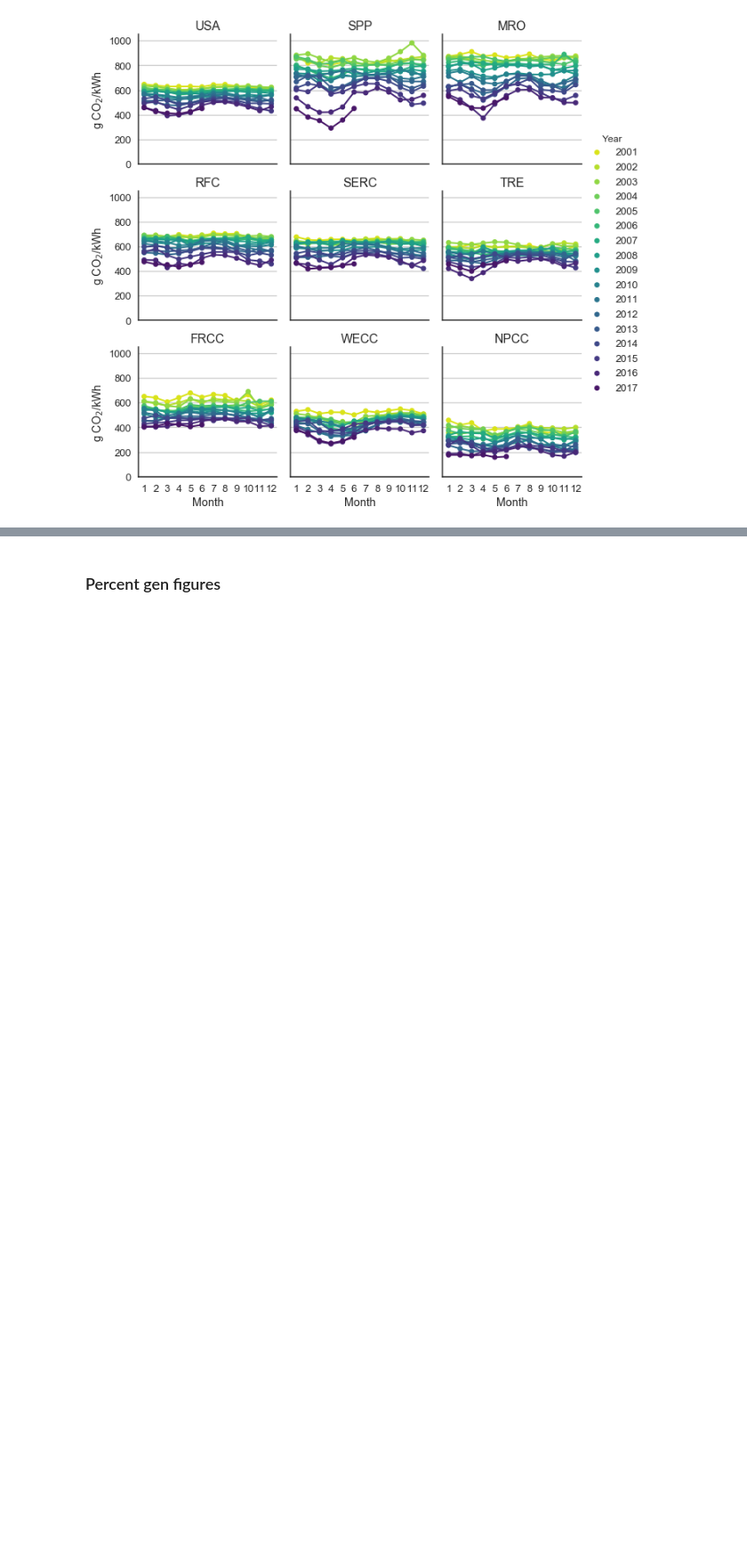
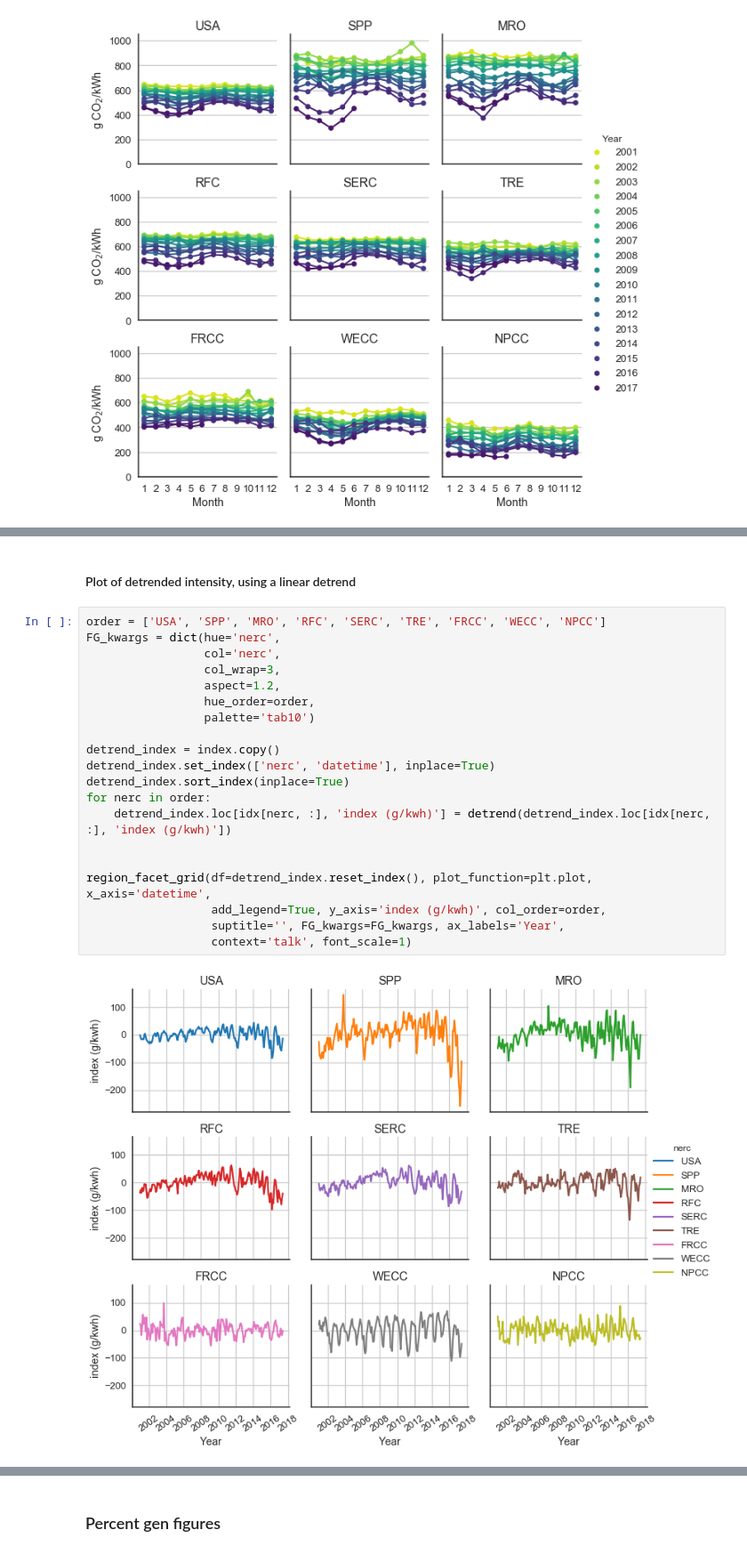
Before and after one commit to gschivley/carbon-index, a Jupyter notebook: Notebooks/Paper figures.ipynb, the cells around one changed output, grey strips where cells are left out. Shown at 89% size. Saved outputs shown, nothing was run; the diff lists cells and outputs as text; blank space fills up the shorter version.

```diff
--- a/Notebooks/Paper figures.ipynb
+++ b/Notebooks/Paper figures.ipynb
@@ -182,0 +200,24 @@ path = join(cwd, '..', 'Figures', 'Monthly index (12-months)_full.pdf')
+# %% [markdown]
+#### Plot of detrended intensity, using a linear detrend
+# %%
+order = ['USA', 'SPP', 'MRO', 'RFC', 'SERC', 'TRE', 'FRCC', 'WECC', 'NPCC']
+FG_kwargs = dict(hue='nerc',
+                 col='nerc',
+                 col_wrap=3,
+                 aspect=1.2,
+                 hue_order=order,
+                 palette='tab10')
+
+detrend_index = index.copy()
+detrend_index.set_index(['nerc', 'datetime'], inplace=True)
+detrend_index.sort_index(inplace=True)
+for nerc in order:
+    detrend_index.loc[idx[nerc, :], 'index (g/kwh)'] = detrend(detrend_index.loc[idx[nerc, :], 'index (g/kwh)'])
+
+
+region_facet_grid(df=detrend_index.reset_index(), plot_function=plt.plot, x_axis='datetime',
+                  add_legend=True, y_axis='index (g/kwh)', col_order=order,
+                  suptitle='', FG_kwargs=FG_kwargs, ax_labels='Year',
+                  context='talk', font_scale=1)
+# %% [output]
+[figure, added]
```
Also changed, not shown: parts of 62 cells of this notebook.
